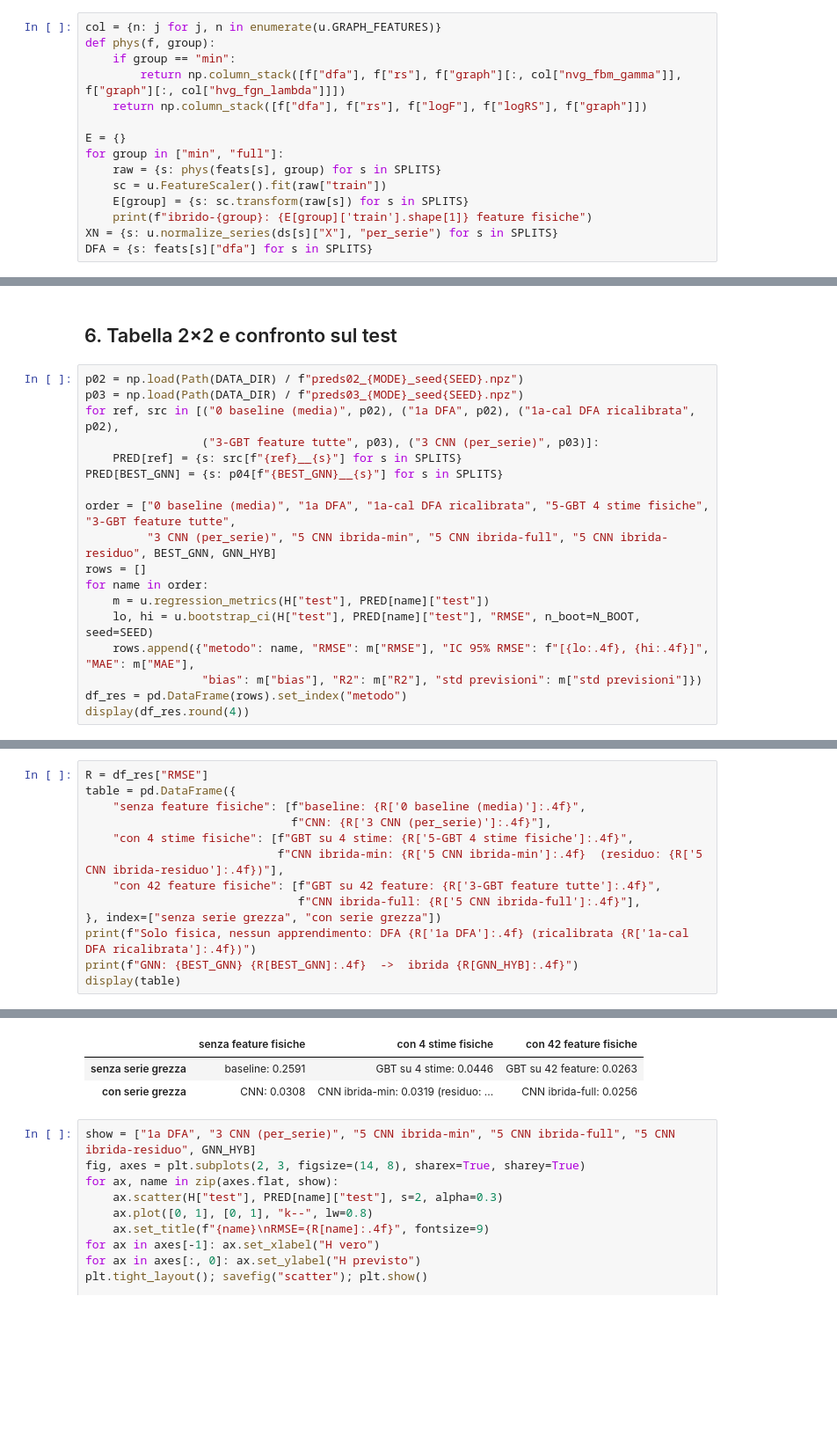
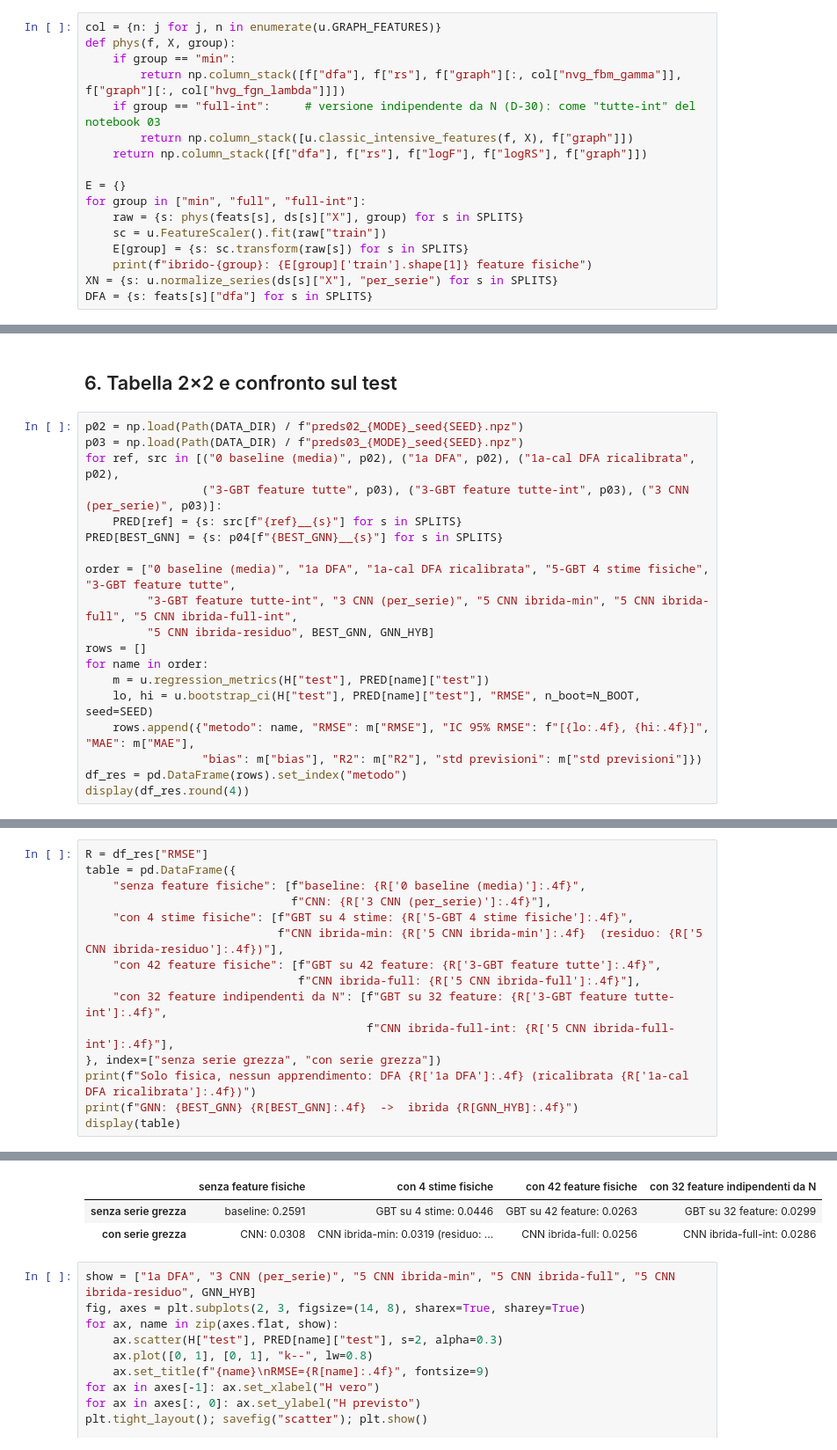
Before and after one commit to Arminas00/stochastic-ml, a Jupyter notebook: 05_ibrido_ablazione.ipynb, the cells around one changed output, grey strips where cells are left out. Shown at 88% size. Saved outputs shown, nothing was run; the diff lists cells and outputs as text; blank space fills up the shorter version.

```diff
--- a/05_ibrido_ablazione.ipynb
+++ b/05_ibrido_ablazione.ipynb
@@ -111,14 +113,16 @@ Le stesse del notebook 02/03, standardizzate con media e deviazione del **train*
 Sono funzioni della sola serie: usarle come input non introduce alcuna informazione sul vero $H$.
 # %%
 col = {n: j for j, n in enumerate(u.GRAPH_FEATURES)}
-def phys(f, group):
+def phys(f, X, group):
     if group == "min":
         return np.column_stack([f["dfa"], f["rs"], f["graph"][:, col["nvg_fbm_gamma"]], f["graph"][:, col["hvg_fgn_lambda"]]])
+    if group == "full-int":     # versione indipendente da N (D-30): come "tutte-int" del notebook 03
+        return np.column_stack([u.classic_intensive_features(f, X), f["graph"]])
     return np.column_stack([f["dfa"], f["rs"], f["logF"], f["logRS"], f["graph"]])
 
 E = {}
-for group in ["min", "full"]:
-    raw = {s: phys(feats[s], group) for s in SPLITS}
+for group in ["min", "full", "full-int"]:
+    raw = {s: phys(feats[s], ds[s]["X"], group) for s in SPLITS}
     sc = u.FeatureScaler().fit(raw["train"])
     E[group] = {s: sc.transform(raw[s]) for s in SPLITS}
     print(f"ibrido-{group}: {E[group]['train'].shape[1]} feature fisiche")
@@ -228,12 +234,13 @@ Grafi costruiti in 6 s
 p02 = np.load(Path(DATA_DIR) / f"preds02_{MODE}_seed{SEED}.npz")
 p03 = np.load(Path(DATA_DIR) / f"preds03_{MODE}_seed{SEED}.npz")
 for ref, src in [("0 baseline (media)", p02), ("1a DFA", p02), ("1a-cal DFA ricalibrata", p02),
-                 ("3-GBT feature tutte", p03), ("3 CNN (per_serie)", p03)]:
+                 ("3-GBT feature tutte", p03), ("3-GBT feature tutte-int", p03), ("3 CNN (per_serie)", p03)]:
     PRED[ref] = {s: src[f"{ref}__{s}"] for s in SPLITS}
 PRED[BEST_GNN] = {s: p04[f"{BEST_GNN}__{s}"] for s in SPLITS}
 
 order = ["0 baseline (media)", "1a DFA", "1a-cal DFA ricalibrata", "5-GBT 4 stime fisiche", "3-GBT feature tutte",
-         "3 CNN (per_serie)", "5 CNN ibrida-min", "5 CNN ibrida-full", "5 CNN ibrida-residuo", BEST_GNN, GNN_HYB]
+         "3-GBT feature tutte-int", "3 CNN (per_serie)", "5 CNN ibrida-min", "5 CNN ibrida-full", "5 CNN ibrida-full-int",
+         "5 CNN ibrida-residuo", BEST_GNN, GNN_HYB]
 rows = []
 for name in order:
     m = u.regression_metrics(H["test"], PRED[name]["test"])
@@ -259,22 +268,24 @@ display(df_res.round(4))
 # %%
 R = df_res["RMSE"]
 table = pd.DataFrame({
     "senza feature fisiche": [f"baseline: {R['0 baseline (media)']:.4f}",
                               f"CNN: {R['3 CNN (per_serie)']:.4f}"],
     "con 4 stime fisiche": [f"GBT su 4 stime: {R['5-GBT 4 stime fisiche']:.4f}",
                             f"CNN ibrida-min: {R['5 CNN ibrida-min']:.4f}  (residuo: {R['5 CNN ibrida-residuo']:.4f})"],
     "con 42 feature fisiche": [f"GBT su 42 feature: {R['3-GBT feature tutte']:.4f}",
                                f"CNN ibrida-full: {R['5 CNN ibrida-full']:.4f}"],
+    "con 32 feature indipendenti da N": [f"GBT su 32 feature: {R['3-GBT feature tutte-int']:.4f}",
+                                         f"CNN ibrida-full-int: {R['5 CNN ibrida-full-int']:.4f}"],
 }, index=["senza serie grezza", "con serie grezza"])
 print(f"Solo fisica, nessun apprendimento: DFA {R['1a DFA']:.4f} (ricalibrata {R['1a-cal DFA ricalibrata']:.4f})")
 print(f"GNN: {BEST_GNN} {R[BEST_GNN]:.4f}  ->  ibrida {R[GNN_HYB]:.4f}")
 display(table)
 # %% [output]
 Solo fisica, nessun apprendimento: DFA 0.0533 (ricalibrata 0.0531)
 GNN: 4 GNN HVG(fGn) grado+valori 0.0361  ->  ibrida 0.0352
-|  | senza feature fisiche | con 4 stime fisiche | con 42 feature fisiche |
-| senza serie grezza | baseline: 0.2591 | GBT su 4 stime: 0.0446 | GBT su 42 feature: 0.0263 |
-| con serie grezza | CNN: 0.0308 | CNN ibrida-min: 0.0319 (residuo: ... | CNN ibrida-full: 0.0256 |
+|  | senza feature fisiche | con 4 stime fisiche | con 42 feature fisiche | con 32 feature indipendenti da N |
+| senza serie grezza | baseline: 0.2591 | GBT su 4 stime: 0.0446 | GBT su 42 feature: 0.0263 | GBT su 32 feature: 0.0299 |
+| con serie grezza | CNN: 0.0308 | CNN ibrida-min: 0.0319 (residuo: ... | CNN ibrida-full: 0.0256 | CNN ibrida-full-int: 0.0286 |
 # %%
 show = ["1a DFA", "3 CNN (per_serie)", "5 CNN ibrida-min", "5 CNN ibrida-full", "5 CNN ibrida-residuo", GNN_HYB]
 fig, axes = plt.subplots(2, 3, figsize=(14, 8), sharex=True, sharey=True)
```
Also changed, not shown: parts of 10 cells of this notebook, 7 other files.
